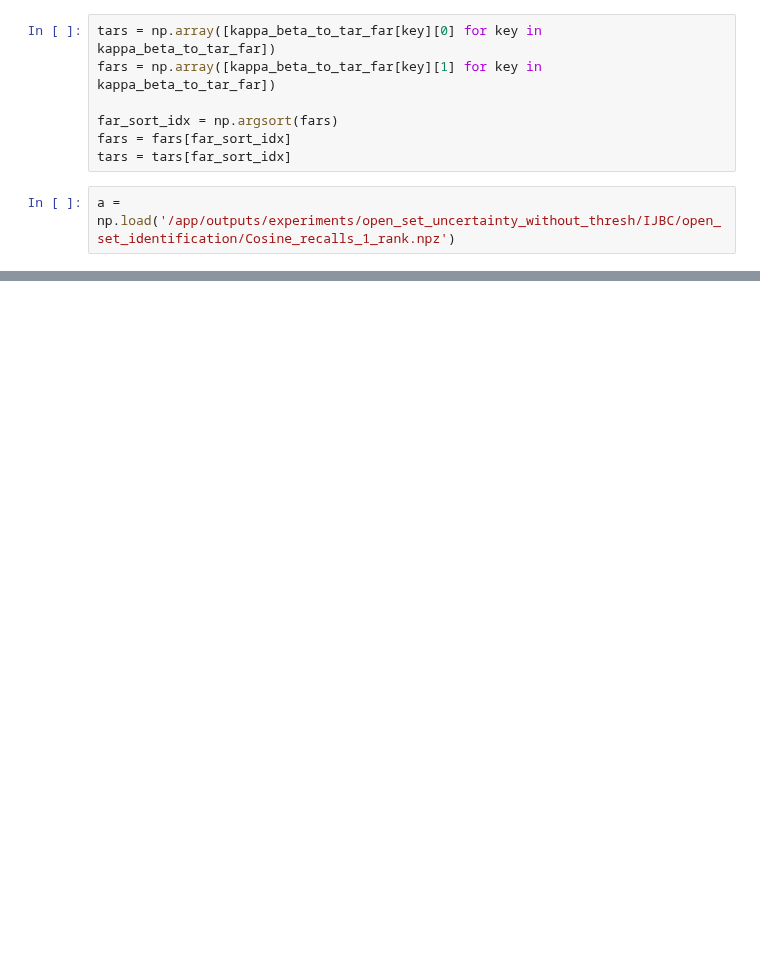
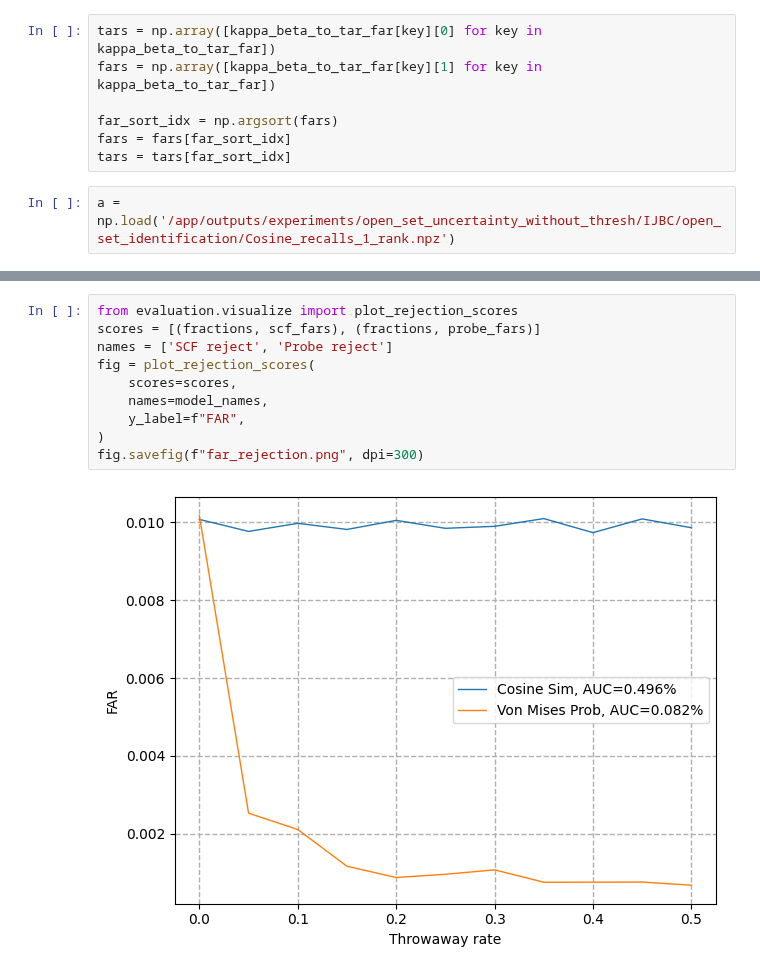
Before and after one commit to vanekek/face_ue, a Jupyter notebook: sandbox/vonMisesPred.ipynb, the cells around one changed output, grey strips where cells are left out. Saved outputs shown, nothing was run; the diff lists cells and outputs as text; blank space fills up the shorter version.

```diff
--- a/sandbox/vonMisesPred.ipynb
+++ b/sandbox/vonMisesPred.ipynb
@@ -182,0 +285,12 @@ array([[ 0.00000000e+00, -4.56860104e+02, -4.02662991e+02, ...,
+# %%
+from evaluation.visualize import plot_rejection_scores
+scores = [(fractions, scf_fars), (fractions, probe_fars)]
+names = ['SCF reject', 'Probe reject']
+fig = plot_rejection_scores(
+    scores=scores,
+    names=model_names,
+    y_label=f"FAR",
+)
+fig.savefig(f"far_rejection.png", dpi=300)
+# %% [output]
+[figure, added]
```
Also changed, not shown: parts of 24 cells of this notebook, 6 other files.
